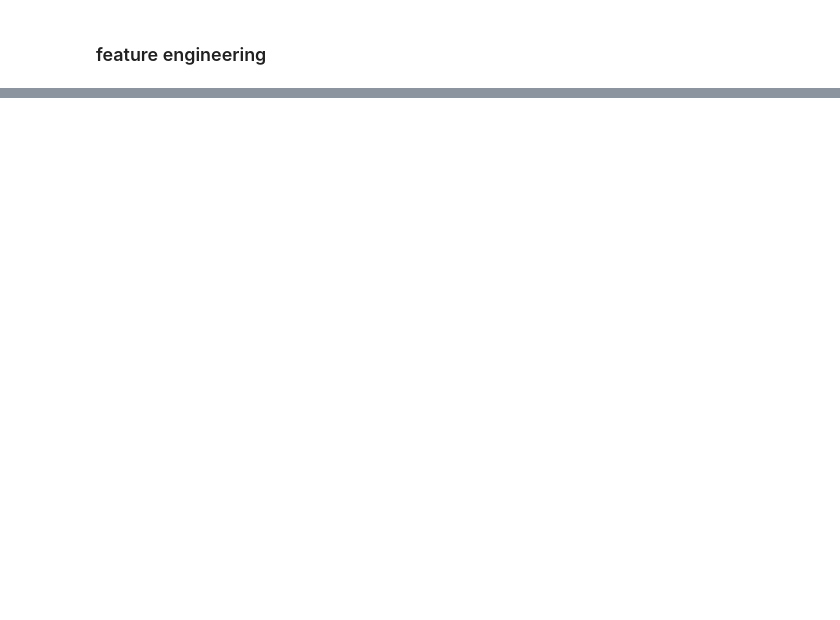
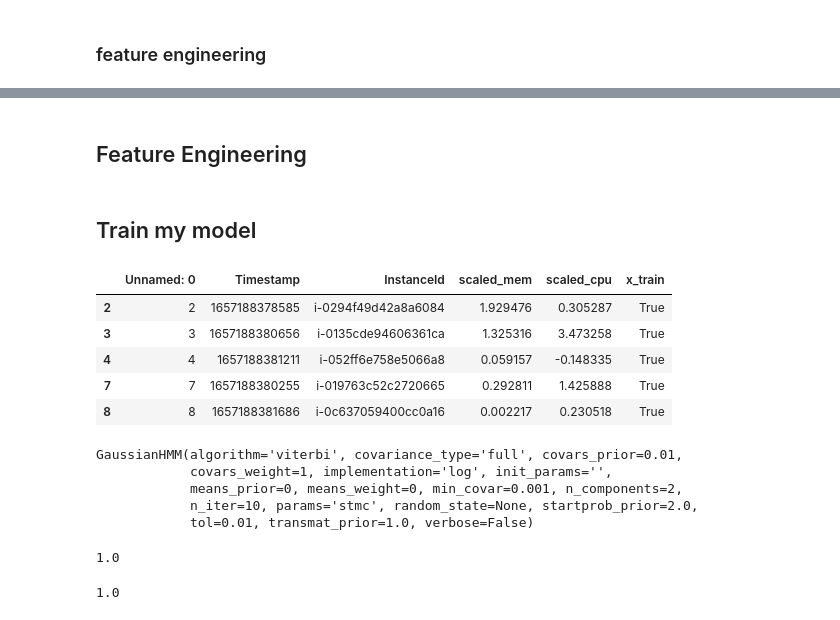
Before and after one commit to DISHDevEx/eks-ml-pipeline, a Jupyter notebook: notebooks/hmm_modification.ipynb, the cells around one changed output, grey strips where cells are left out. Saved outputs shown, nothing was run; the diff lists cells and outputs as text; code cells hidden in the pictures; blank space fills up the shorter version.

```diff
--- a/notebooks/hmm_modification.ipynb
+++ b/notebooks/hmm_modification.ipynb
@@ -360,0 +249,2 @@ final_df = final_df.reshape(time_steps*samplesize,len(features)+1).collect()
+# %%
+df = pd.read_csv('preprocessed.csv')
@@ -360,0 +260,9 @@ final_df = final_df.reshape(time_steps*samplesize,len(features)+1).collect()
+# %%
+## pick random nodes (half of the total nodes) and add them to our test data
+import random
+instancelist = df['InstanceId'].unique()
+testlist = random.choices(instancelist, k=int(len(instancelist)/2))
+# %%
+df['x_train'] = df['InstanceId'].apply(lambda x:x in testlist)
+x_train = df[df['x_train']==1]
+x_test= df[df['x_train']==0]
@@ -360,0 +280,2 @@ final_df = final_df.reshape(time_steps*samplesize,len(features)+1).collect()
+# %% [markdown]
+## Feature Engineering
@@ -360,0 +330,11 @@ final_df = final_df.reshape(time_steps*samplesize,len(features)+1).collect()
+# %% [markdown]
+## Train my model
+# %%
+x_train.head()
+# %% [output]
+|  | Unnamed: 0 | Timestamp | InstanceId | scaled_mem | scaled_cpu | x_train |
+| 2 | 2 | 1657188378585 | i-0294f49d42a8a6084 | 1.929476 | 0.305287 | True |
+| 3 | 3 | 1657188380656 | i-0135cde94606361ca | 1.325316 | 3.473258 | True |
+| 4 | 4 | 1657188381211 | i-052ff6e758e5066a8 | 0.059157 | -0.148335 | True |
+| 7 | 7 | 1657188380255 | i-019763c52c2720665 | 0.292811 | 1.425888 | True |
+| 8 | 8 | 1657188381686 | i-0c637059400cc0a16 | 0.002217 | 0.230518 | True |
@@ -360,0 +350,22 @@ final_df = final_df.reshape(time_steps*samplesize,len(features)+1).collect()
+# %%
+
+model = hmm.GaussianHMM(n_components=2, covariance_type="full",init_params='')
+model.startprob_prior = 2.0
+model.fit(test_data[0])
+# %% [output]
+GaussianHMM(algorithm='viterbi', covariance_type='full', covars_prior=0.01,
+            covars_weight=1, implementation='log', init_params='',
+            means_prior=0, means_weight=0, min_covar=0.001, n_components=2,
+            n_iter=10, params='stmc', random_state=None, startprob_prior=2.0,
+            tol=0.01, transmat_prior=1.0, verbose=False)
+# %%
+##test
+model = hmm.GaussianHMM(n_components=2, covariance_type="full",init_params='')
+model.startprob_prior
+# %% [output]
+1.0
+# %%
+t_df = test_data[3]
+model.startprob_prior
+# %% [output]
+1.0
```
Also changed, not shown: parts of 53 cells of this notebook, 2 other files.
